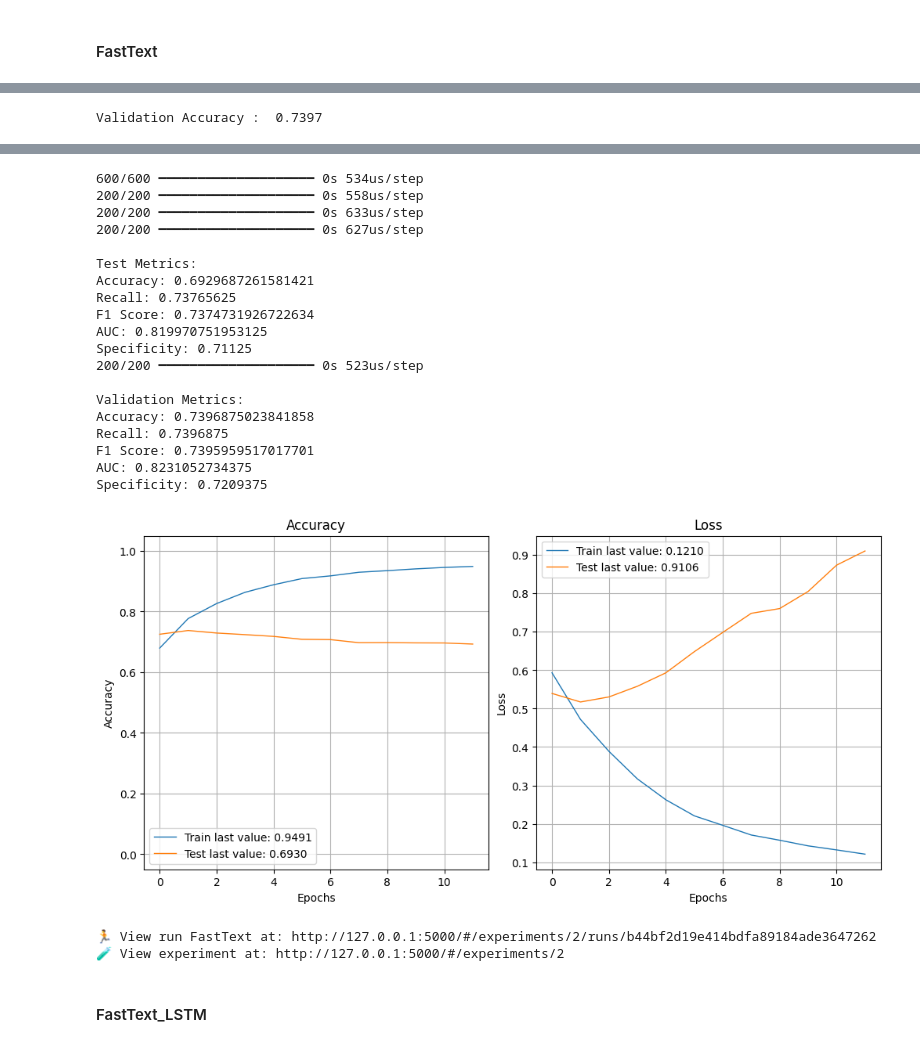
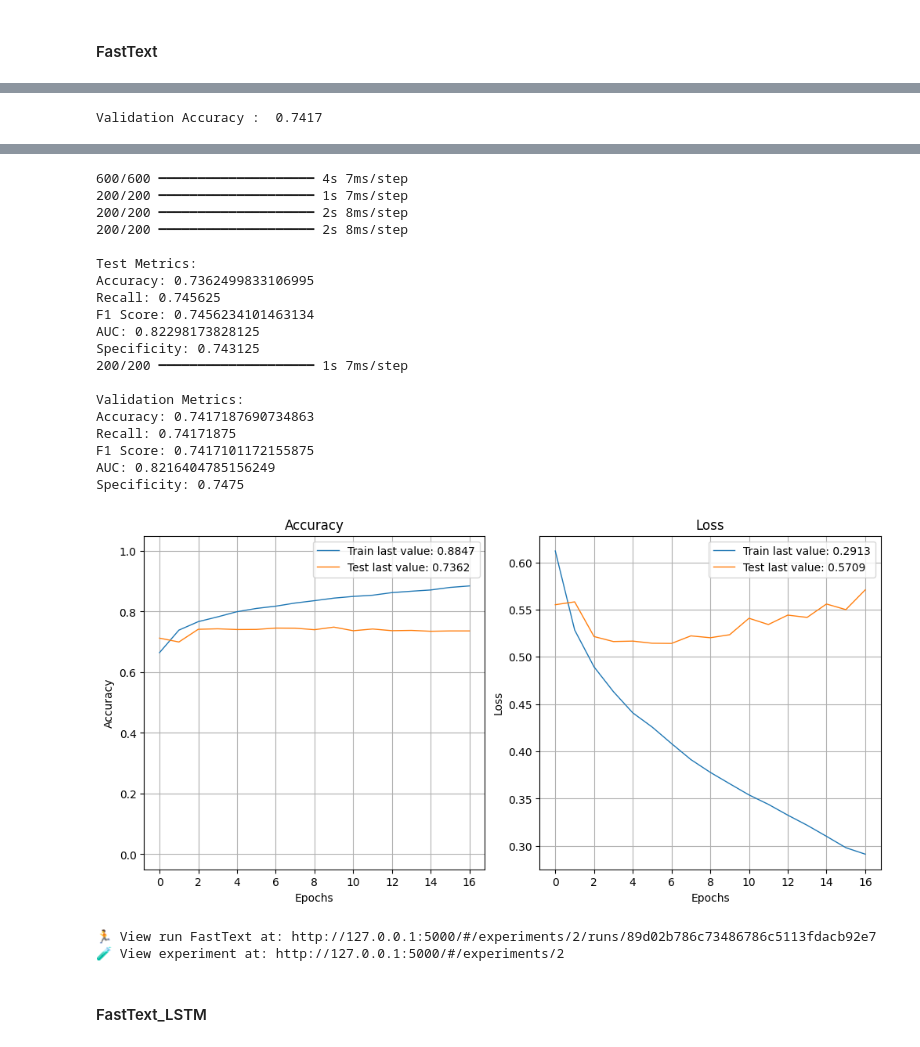
Before and after one commit to AnthonyJVID/OC_AI_Engineer_P7, a Jupyter notebook: notebooks/Projet 7.ipynb, the cells around one changed output, grey strips where cells are left out. Cells and saved outputs as stored; diff of their text form; code cells hidden in the pictures.

```diff
--- a/notebooks/Projet 7.ipynb
+++ b/notebooks/Projet 7.ipynb
@@ -973,7 +973,7 @@ model.add(Dropout(0.4))
 model.add(GlobalMaxPooling1D())
 model.add(Dense(256, activation="relu"))
 model.add(Dense(1, activation="sigmoid"))
-model.compile(loss="binary_crossentropy", optimizer="AdamW", metrics=["accuracy"])
+model.compile(loss="binary_crossentropy", optimizer="RMSprop", metrics=["accuracy"])
 
 # Exécution de la fonction avec nos données
 train_evaluate_neural_model("Neurones", "GloVe", model, X_train_pad, y_train, X_test_pad, y_test, X_val_pad, y_val)
@@ -1033,7 +1033,7 @@ model.add(Bidirectional(LSTM(128)))
 model.add(Dropout(0.4))
 model.add(Dense(16, activation="relu"))
 model.add(Dense(1, activation="sigmoid"))
-model.compile(loss="binary_crossentropy", optimizer="adamW", metrics=["accuracy"])
+model.compile(loss="binary_crossentropy", optimizer="RMSprop", metrics=["accuracy"])
 
 
 # Exécution de la fonction avec nos données
@@ -1094,7 +1094,7 @@ model.add(Bidirectional(GRU(128)))
 model.add(Dropout(0.4))
 model.add(Dense(128, activation="relu"))
 model.add(Dense(1, activation="sigmoid"))
-model.compile(loss="binary_crossentropy", optimizer="adamW", metrics=["accuracy"])
+model.compile(loss="binary_crossentropy", optimizer="RMSprop", metrics=["accuracy"])
 
 
 # Exécution de la fonction avec nos données
@@ -1175,7 +1175,7 @@ model.add(Dropout(0.4))
 model.add(GlobalMaxPooling1D())
 model.add(Dense(256, activation="relu"))
 model.add(Dense(1, activation="sigmoid"))
-model.compile(loss="binary_crossentropy", optimizer="adamW", metrics=["accuracy"])
+model.compile(loss="binary_crossentropy", optimizer="RMSprop", metrics=["accuracy"])
 
 # Exécution de la fonction avec nos données
 train_evaluate_neural_model("Neurones", "FastText", model, X_train_pad, y_train, X_test_pad, y_test, X_val_pad, y_val)
@@ -1201 +1201 @@ Validation Accuracy:  0.6930
-Validation Accuracy :  0.7397
+Validation Accuracy :  0.7417
@@ -1203,24 +1203,24 @@ Validation Accuracy :  0.7397
-600/600 ━━━━━━━━━━━━━━━━━━━━ 0s 534us/step
-200/200 ━━━━━━━━━━━━━━━━━━━━ 0s 558us/step
-200/200 ━━━━━━━━━━━━━━━━━━━━ 0s 633us/step
-200/200 ━━━━━━━━━━━━━━━━━━━━ 0s 627us/step
+600/600 ━━━━━━━━━━━━━━━━━━━━ 4s 7ms/step
+200/200 ━━━━━━━━━━━━━━━━━━━━ 1s 7ms/step
+200/200 ━━━━━━━━━━━━━━━━━━━━ 2s 8ms/step
+200/200 ━━━━━━━━━━━━━━━━━━━━ 2s 8ms/step
 
 Test Metrics:
-Accuracy: 0.6929687261581421
-Recall: 0.73765625
-F1 Score: 0.7374731926722634
-AUC: 0.819970751953125
-Specificity: 0.71125
-200/200 ━━━━━━━━━━━━━━━━━━━━ 0s 523us/step
+Accuracy: 0.7362499833106995
+Recall: 0.745625
+F1 Score: 0.7456234101463134
+AUC: 0.82298173828125
+Specificity: 0.743125
+200/200 ━━━━━━━━━━━━━━━━━━━━ 1s 7ms/step
 
 Validation Metrics:
-Accuracy: 0.7396875023841858
-Recall: 0.7396875
-F1 Score: 0.7395959517017701
-AUC: 0.8231052734375
-Specificity: 0.7209375
+Accuracy: 0.7417187690734863
+Recall: 0.74171875
+F1 Score: 0.7417101172155875
+AUC: 0.8216404785156249
+Specificity: 0.7475
-[figure, old version]
+[figure, new version]
-🏃 View run FastText at: http://127.0.0.1:5000/#/experiments/2/runs/b44bf2d19e414bdfa89184ade3647262
+🏃 View run FastText at: http://127.0.0.1:5000/#/experiments/2/runs/89d02b786c73486786c5113fdacb92e7
 🧪 View experiment at: http://127.0.0.1:5000/#/experiments/2
 # %% [markdown]
 #### FastText_LSTM
```
Also changed, not shown: parts of 28 cells of this notebook, 2 other files.
